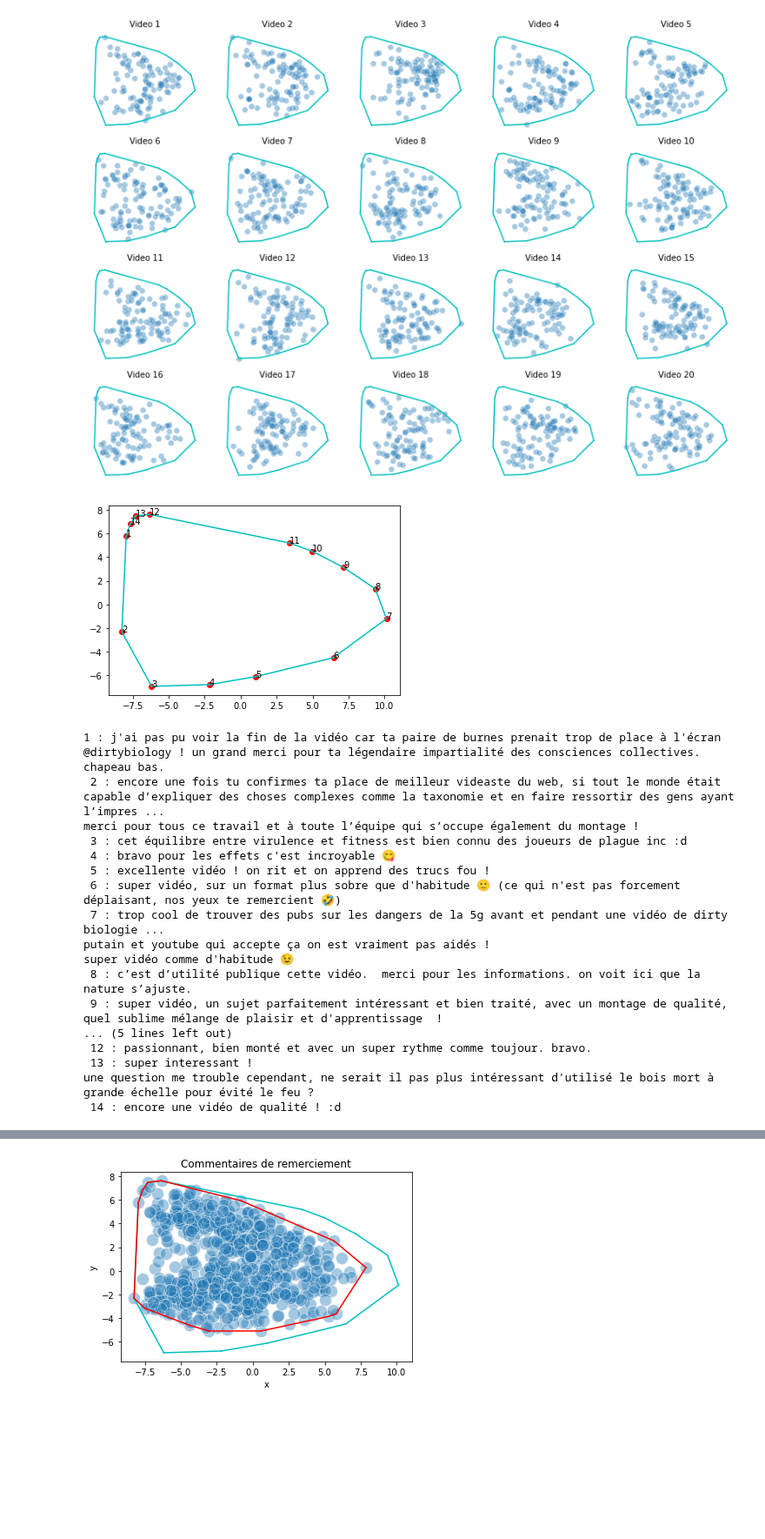
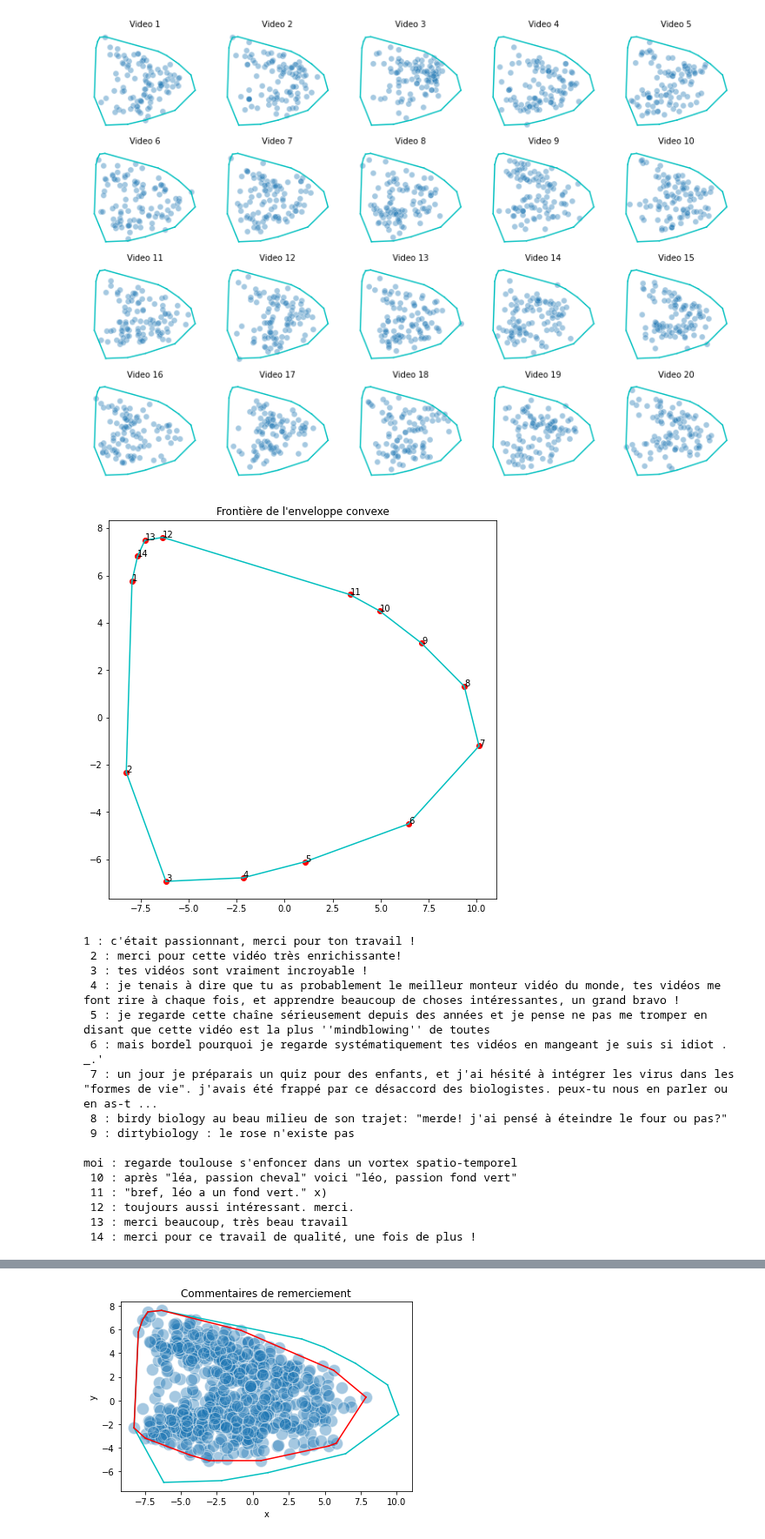
Before and after one commit to AntoineLlg/projet-python-2a, a Jupyter notebook: ACP_nb.ipynb, the cells around one changed output, grey strips where cells are left out. Shown at 87% size. Saved outputs shown, nothing was run; the diff lists cells and outputs as text; code cells hidden in the pictures; blank space fills up the shorter version.

```diff
--- a/ACP_nb.ipynb
+++ b/ACP_nb.ipynb
@@ -111,34 +111,35 @@ plt.show()
 # %% [output]
 [figure]
 # %%
+plt.figure(figsize=(8,8))
 for simplex in hull.simplices:
     plt.plot(pca[simplex, 0], pca[simplex, 1], 'c')
 bound = np.array([pca[i] for i in hull.vertices])
 plt.scatter(x=bound[:, 0], y=bound[:, 1], color='r')
 for name, vect in zip(range(len(bound)), bound):
-    plt.annotate(name+1, vect)
+    plt.annotate(name + 1, vect)
+
+plt.title("Frontière de l'enveloppe convexe")
 plt.show()
-ind = data.index.to_list()
-print(*[f'{i+1} : ' + text[ind[j]]+'\n' for i, j in enumerate(hull.vertices)])
+print(*[f'{i+1} : ' + text[ind]+'\n' for i, ind in enumerate(hull.vertices)])
 # %% [output]
-[figure, old version]
+[figure, new version]
-1 : j'ai pas pu voir la fin de la vidéo car ta paire de burnes prenait trop de place à l'écran @dirtybiology ! un grand merci pour ta légendaire impartialité des consciences collectives. chapeau bas.
- 2 : encore une fois tu confirmes ta place de meilleur videaste du web, si tout le monde était capable d’expliquer des choses complexes comme la taxonomie et en faire ressortir des gens ayant l’impres ...
-merci pour tous ce travail et à toute l’équipe qui s’occupe également du montage !
- 3 : cet équilibre entre virulence et fitness est bien connu des joueurs de plague inc :d
- 4 : bravo pour les effets c'est incroyable 😋
- 5 : excellente vidéo ! on rit et on apprend des trucs fou !
- 6 : super vidéo, sur un format plus sobre que d'habitude 🙂 (ce qui n'est pas forcement déplaisant, nos yeux te remercient 🤣)
- 7 : trop cool de trouver des pubs sur les dangers de la 5g avant et pendant une vidéo de dirty biologie ...
-putain et youtube qui accepte ça on est vraiment pas aidés !
-super vidéo comme d'habitude 😉
- 8 : c’est d’utilité publique cette vidéo.  merci pour les informations. on voit ici que la nature s’ajuste.
- 9 : super vidéo, un sujet parfaitement intéressant et bien traité, avec un montage de qualité, quel sublime mélange de plaisir et d'apprentissage  !
-... (5 lines left out)
- 12 : passionnant, bien monté et avec un super rythme comme toujour. bravo.
- 13 : super interessant !
-une question me trouble cependant, ne serait il pas plus intéressant d'utilisé le bois mort à grande échelle pour évité le feu ?
- 14 : encore une vidéo de qualité ! :d
+1 : c'était passionnant, merci pour ton travail !
+ 2 : merci pour cette vidéo très enrichissante!
+ 3 : tes vidéos sont vraiment incroyable !
+ 4 : je tenais à dire que tu as probablement le meilleur monteur vidéo du monde, tes vidéos me font rire à chaque fois, et apprendre beaucoup de choses intéressantes, un grand bravo !
+ 5 : je regarde cette chaîne sérieusement depuis des années et je pense ne pas me tromper en disant que cette vidéo est la plus ''mindblowing'' de toutes
+ 6 : mais bordel pourquoi je regarde systématiquement tes vidéos en mangeant je suis si idiot . _.'
+ 7 : un jour je préparais un quiz pour des enfants, et j'ai hésité à intégrer les virus dans les "formes de vie". j'avais été frappé par ce désaccord des biologistes. peux-tu nous en parler ou en as-t ...
+ 8 : birdy biology au beau milieu de son trajet: "merde! j'ai pensé à éteindre le four ou pas?"
+ 9 : dirtybiology : le rose n'existe pas
+
+moi : regarde toulouse s'enfoncer dans un vortex spatio-temporel
+ 10 : après "léa, passion cheval" voici "léo, passion fond vert"
+ 11 : "bref, léo a un fond vert." x)
+ 12 : toujours aussi intéressant. merci.
+ 13 : merci beaucoup, très beau travail
+ 14 : merci pour ce travail de qualité, une fois de plus !
 # %%
 def find_remerciement(string):
     return ('merci' in string) or ('thank' in string) or ('thx' in string)
```
Also changed, not shown: parts of 3 cells of this notebook, 10 other files.
